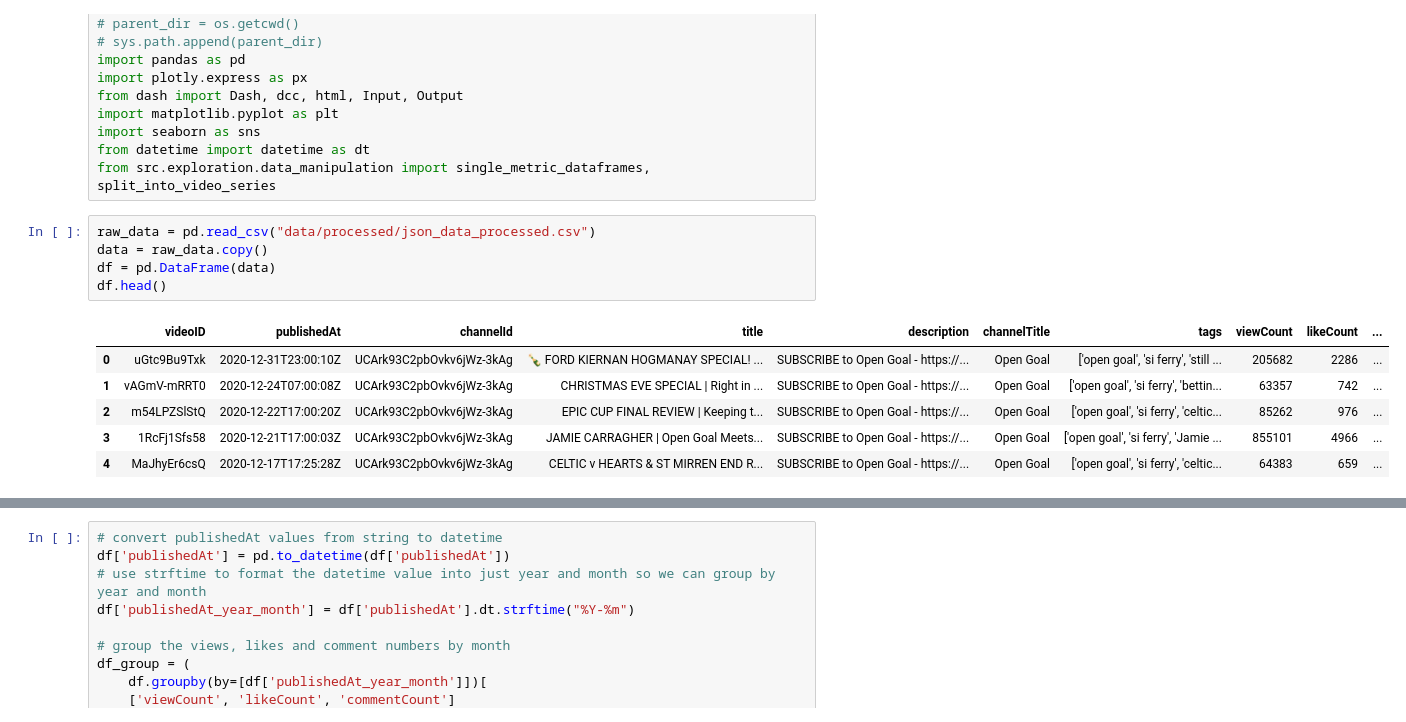
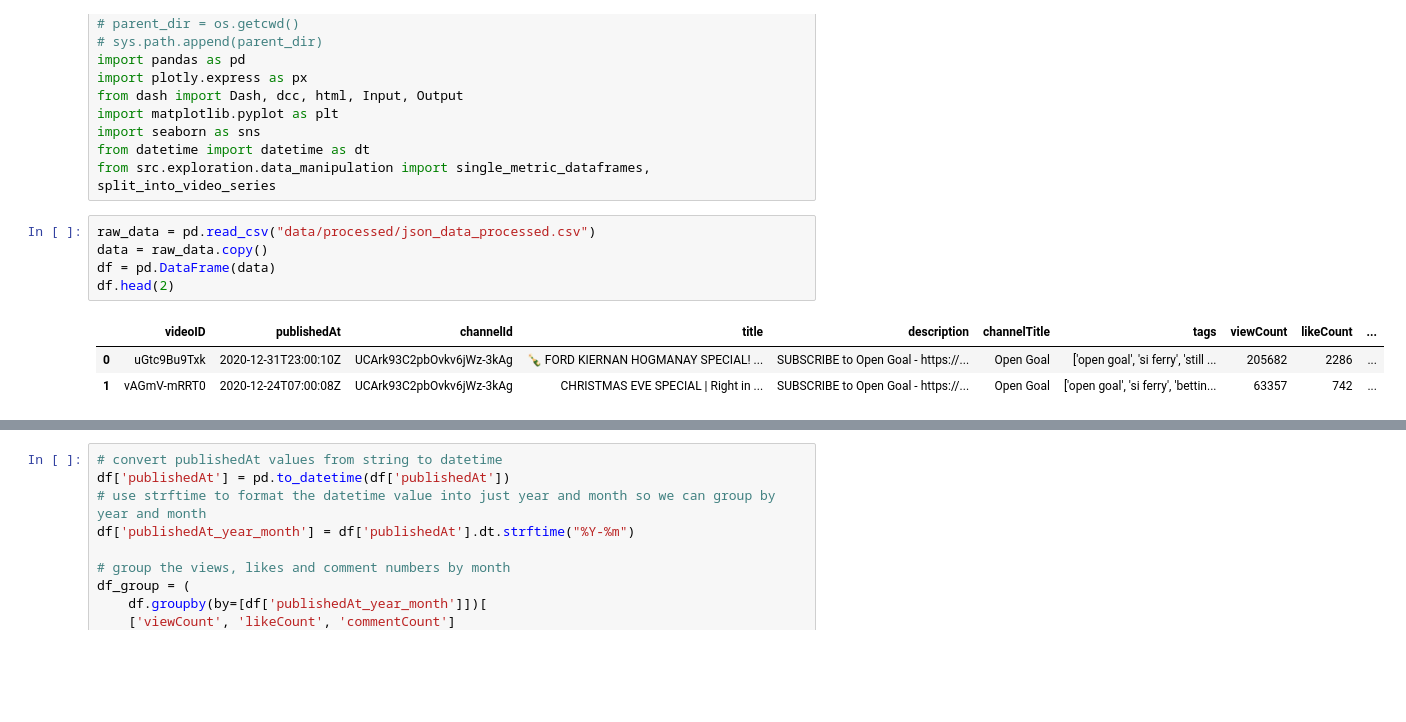
Before and after one commit to JonR45/OpenGoal, a Jupyter notebook: notebooks/5_0_visualise.ipynb, the cells around one changed output, grey strips where cells are left out. Saved outputs shown, nothing was run; the diff lists cells and outputs as text; blank space fills up the shorter version.

```diff
--- a/notebooks/5_visualise.ipynb
+++ b/notebooks/5_0_visualise.ipynb
@@ -14,12 +14,9 @@ from src.exploration.data_manipulation import single_metric_dataframes, split_in
 # %%
 raw_data = pd.read_csv("data/processed/json_data_processed.csv")
 data = raw_data.copy()
 df = pd.DataFrame(data)
-df.head()
+df.head(2)
 # %% [output]
 |  | videoID | publishedAt | channelId | title | description | channelTitle | tags | viewCount | likeCount | ... |
 | 0 | uGtc9Bu9Txk | 2020-12-31T23:00:10Z | UCArk93C2pbOvkv6jWz-3kAg | 🍾 FORD KIERNAN HOGMANAY SPECIAL! ... | SUBSCRIBE to Open Goal - https://... | Open Goal | ['open goal', 'si ferry', 'still ... | 205682 | 2286 | ... |
 | 1 | vAGmV-mRRT0 | 2020-12-24T07:00:08Z | UCArk93C2pbOvkv6jWz-3kAg | CHRISTMAS EVE SPECIAL | Right in ... | SUBSCRIBE to Open Goal - https://... | Open Goal | ['open goal', 'si ferry', 'bettin... | 63357 | 742 | ... |
-| 2 | m54LPZSlStQ | 2020-12-22T17:00:20Z | UCArk93C2pbOvkv6jWz-3kAg | EPIC CUP FINAL REVIEW | Keeping t... | SUBSCRIBE to Open Goal - https://... | Open Goal | ['open goal', 'si ferry', 'celtic... | 85262 | 976 | ... |
-| 3 | 1RcFj1Sfs58 | 2020-12-21T17:00:03Z | UCArk93C2pbOvkv6jWz-3kAg | JAMIE CARRAGHER | Open Goal Meets... | SUBSCRIBE to Open Goal - https://... | Open Goal | ['open goal', 'si ferry', 'Jamie ... | 855101 | 4966 | ... |
-| 4 | MaJhyEr6csQ | 2020-12-17T17:25:28Z | UCArk93C2pbOvkv6jWz-3kAg | CELTIC v HEARTS & ST MIRREN END R... | SUBSCRIBE to Open Goal - https://... | Open Goal | ['open goal', 'si ferry', 'celtic... | 64383 | 659 | ... |
```
Also changed, not shown: parts of 5 cells of this notebook, 7 other files.
